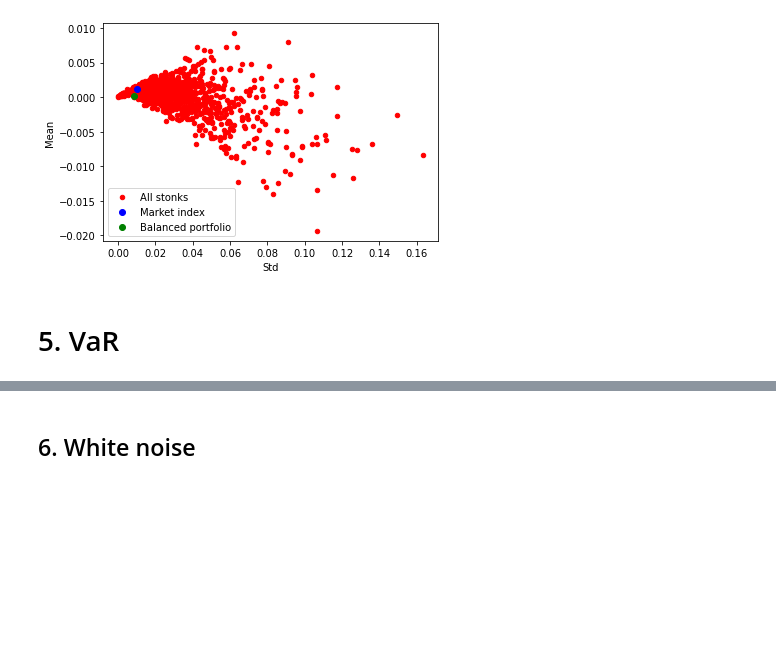
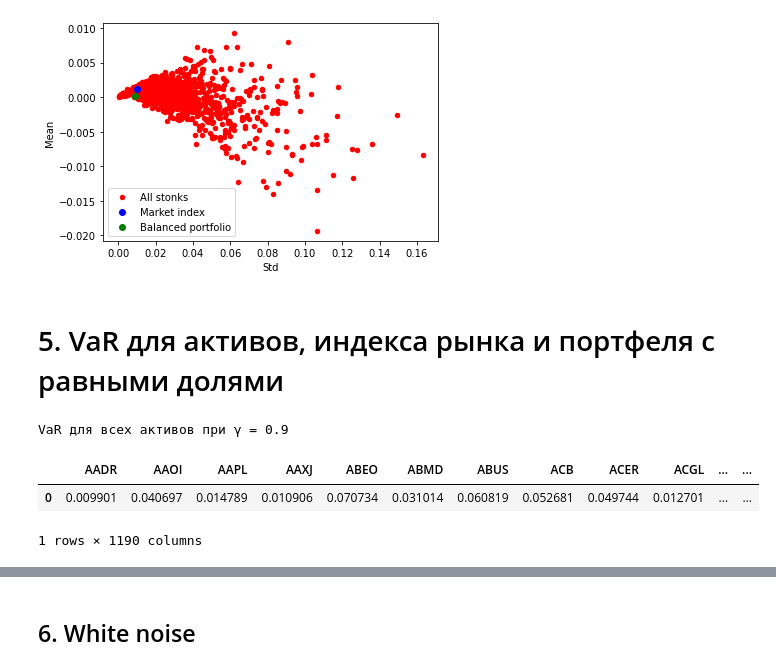
Before and after one commit to katyamalysheva/lab-1, a Jupyter notebook: lab1.ipynb, the cells around one changed output, grey strips where cells are left out. Cells and saved outputs as stored; diff of their text form; code cells hidden in the pictures; blank space fills up the shorter version.

```diff
--- a/lab1.ipynb
+++ b/lab1.ipynb
@@ -162,5 +162,5 @@ plt.show()
 # %% [output]
 [figure]
 # %% [markdown]
-# 5. VaR
+# 5. VaR для активов, индекса рынка и портфеля с равными долями
 # %%
@@ -178,0 +175,8 @@ VaR2 = stats['Std']*gamma_quantile2 + stats['Mean']
+# %%
+print("VaR для всех активов при γ = 0.9")
+VaR1.drop(['IXIC'], axis=1)
+# %% [output]
+VaR для всех активов при γ = 0.9
+|  | AADR | AAOI | AAPL | AAXJ | ABEO | ABMD | ABUS | ACB | ACER | ACGL | ... | ... |
+| 0 | 0.009901 | 0.040697 | 0.014789 | 0.010906 | 0.070734 | 0.031014 | 0.060819 | 0.052681 | 0.049744 | 0.012701 | ... | ... |
+1 rows × 1190 columns
```
Also changed, not shown: parts of 7 cells of this notebook.
